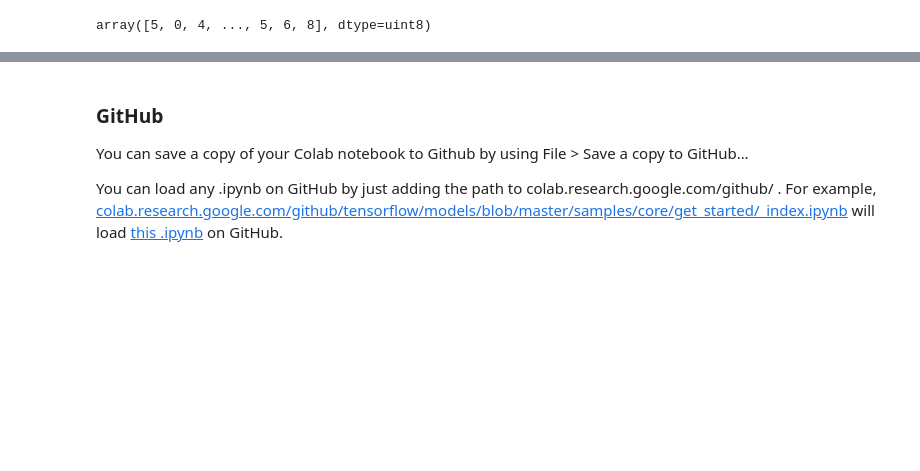
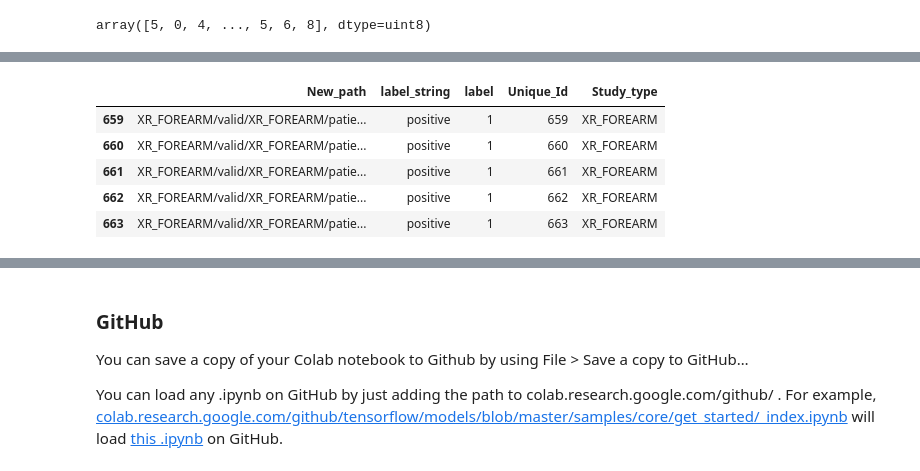
Before and after one commit to stanimman/2015, a Jupyter notebook: TF_DataSet-recorder.ipynb, the cells around one changed output, grey strips where cells are left out. Drawn from its saved outputs; the diff is of its cells as text; code cells hidden in the pictures; blank space fills up the shorter version.

```diff
--- a/TF_DataSet-recorder.ipynb
+++ b/TF_DataSet-recorder.ipynb
@@ -200,3 +206,12 @@ valid_set = pd.read_csv(os.path.join('XR_FOREARM/valid_imagepath_label.csv'))
+# %%
+valid_path_df.head()
+# %% [output]
+|  | New_path | label_string | label | Unique_Id | Study_type |
+| 659 | XR_FOREARM/valid/XR_FOREARM/patie... | positive | 1 | 659 | XR_FOREARM |
+| 660 | XR_FOREARM/valid/XR_FOREARM/patie... | positive | 1 | 660 | XR_FOREARM |
+| 661 | XR_FOREARM/valid/XR_FOREARM/patie... | positive | 1 | 661 | XR_FOREARM |
+| 662 | XR_FOREARM/valid/XR_FOREARM/patie... | positive | 1 | 662 | XR_FOREARM |
+| 663 | XR_FOREARM/valid/XR_FOREARM/patie... | positive | 1 | 663 | XR_FOREARM |
 # %%
 def study_label_create(df) :
 	  #df['label'] = 0
```
Also changed, not shown: parts of 54 cells of this notebook.
